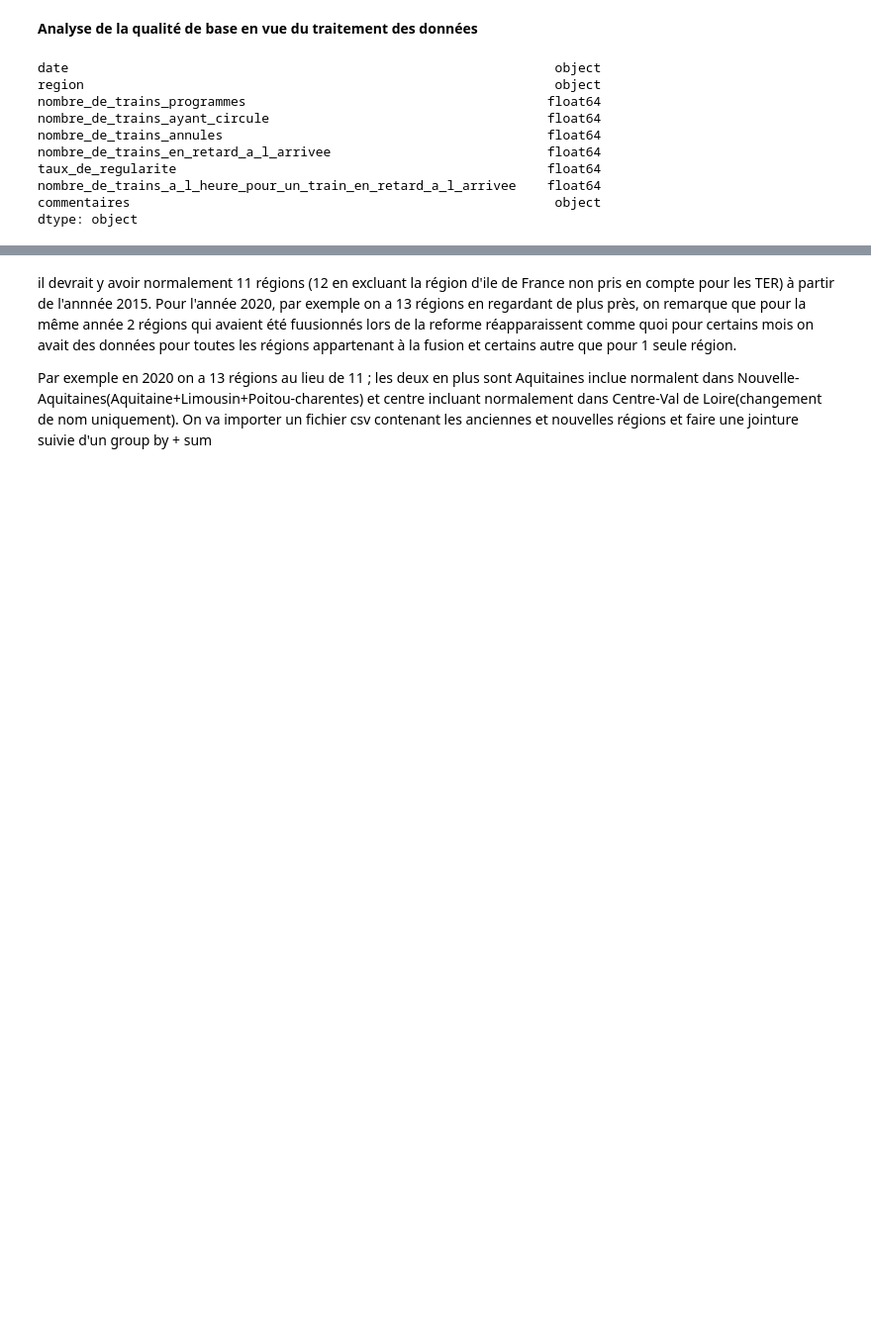
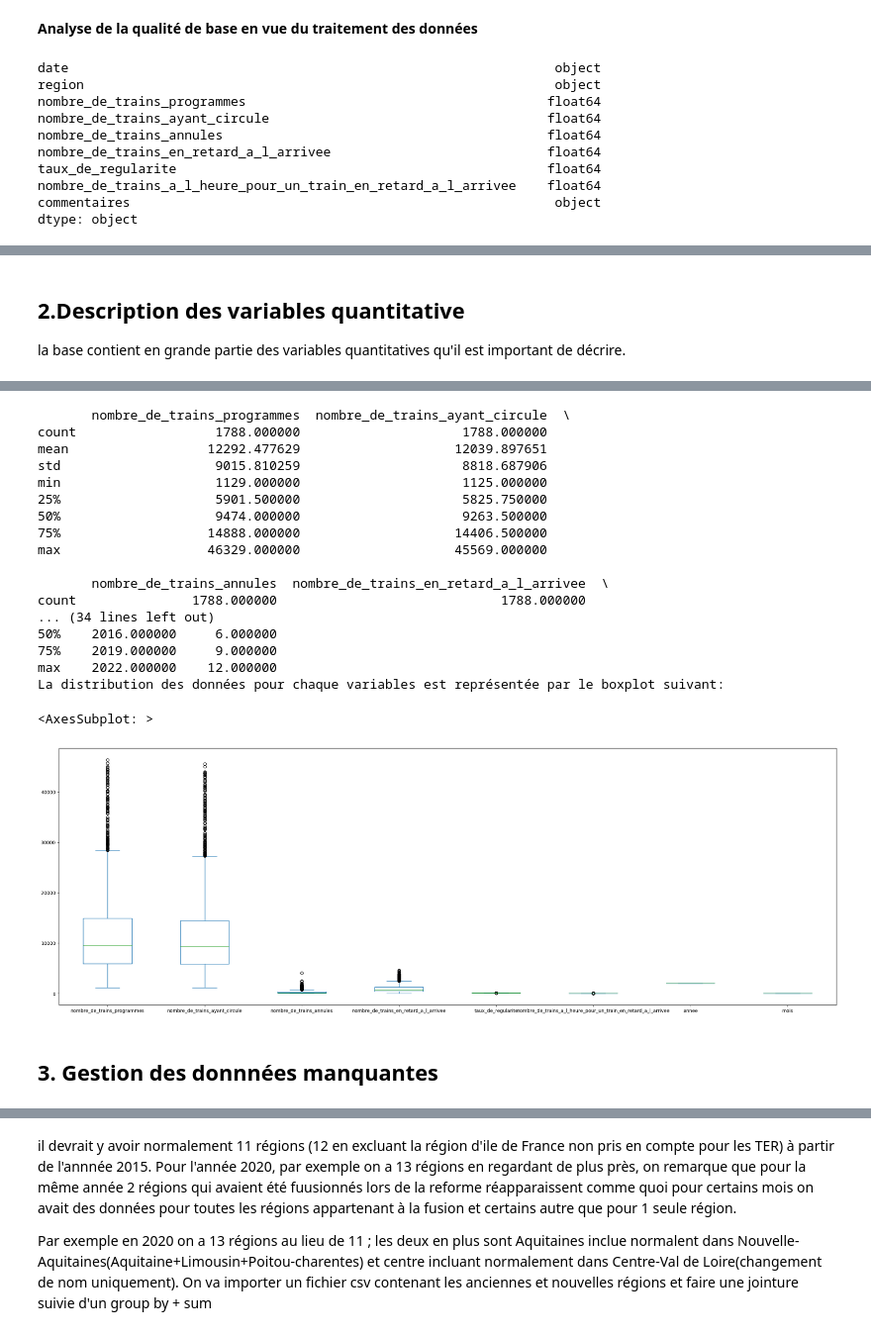
Before and after one commit to gbiaou/Projet_Python_SNCF, a Jupyter notebook: Regularite_des_trains/Recuperation_données_regularité.ipynb, the cells around one changed output, grey strips where cells are left out. Shown at 99% size. Drawn from its saved outputs; the diff is of its cells as text; code cells hidden in the pictures; blank space fills up the shorter version.

```diff
--- a/Regularite_des_trains/Recuperation_données_regularité.ipynb
+++ b/Regularite_des_trains/Recuperation_données_regularité.ipynb
@@ -55,4 +90,10 @@ dtype: object
+# %% [markdown]
+## 2.Description des variables quantitative
+
+la base contient en grande partie des variables quantitatives qu'il est important de décrire.
 # %%
 #quelques statistiques sur les variables quantitatives
-df.describe()
+print(df.describe())
+print("La distribution des données pour chaque variables est représentée par le boxplot suivant:")
+df.plot.box(figsize=(30, 10))
 # %% [output]
@@ -68 +100,22 @@ df.describe()
+       nombre_de_trains_programmes  nombre_de_trains_ayant_circule  \
+count                  1788.000000                     1788.000000
+mean                  12292.477629                    12039.897651
+std                    9015.810259                     8818.687906
+min                    1129.000000                     1125.000000
+25%                    5901.500000                     5825.750000
+50%                    9474.000000                     9263.500000
+75%                   14888.000000                    14406.500000
+max                   46329.000000                    45569.000000
+
+       nombre_de_trains_annules  nombre_de_trains_en_retard_a_l_arrivee  \
+count               1788.000000                             1788.000000
+... (34 lines left out)
+50%    2016.000000     6.000000
+75%    2019.000000     9.000000
+max    2022.000000    12.000000
+La distribution des données pour chaque variables est représentée par le boxplot suivant:
+<AxesSubplot: >
+[figure, added]
+# %% [markdown]
+## 3. Gestion des donnnées manquantes
 # %%
```
Also changed, not shown: parts of 47 cells of this notebook, 2 other files.
